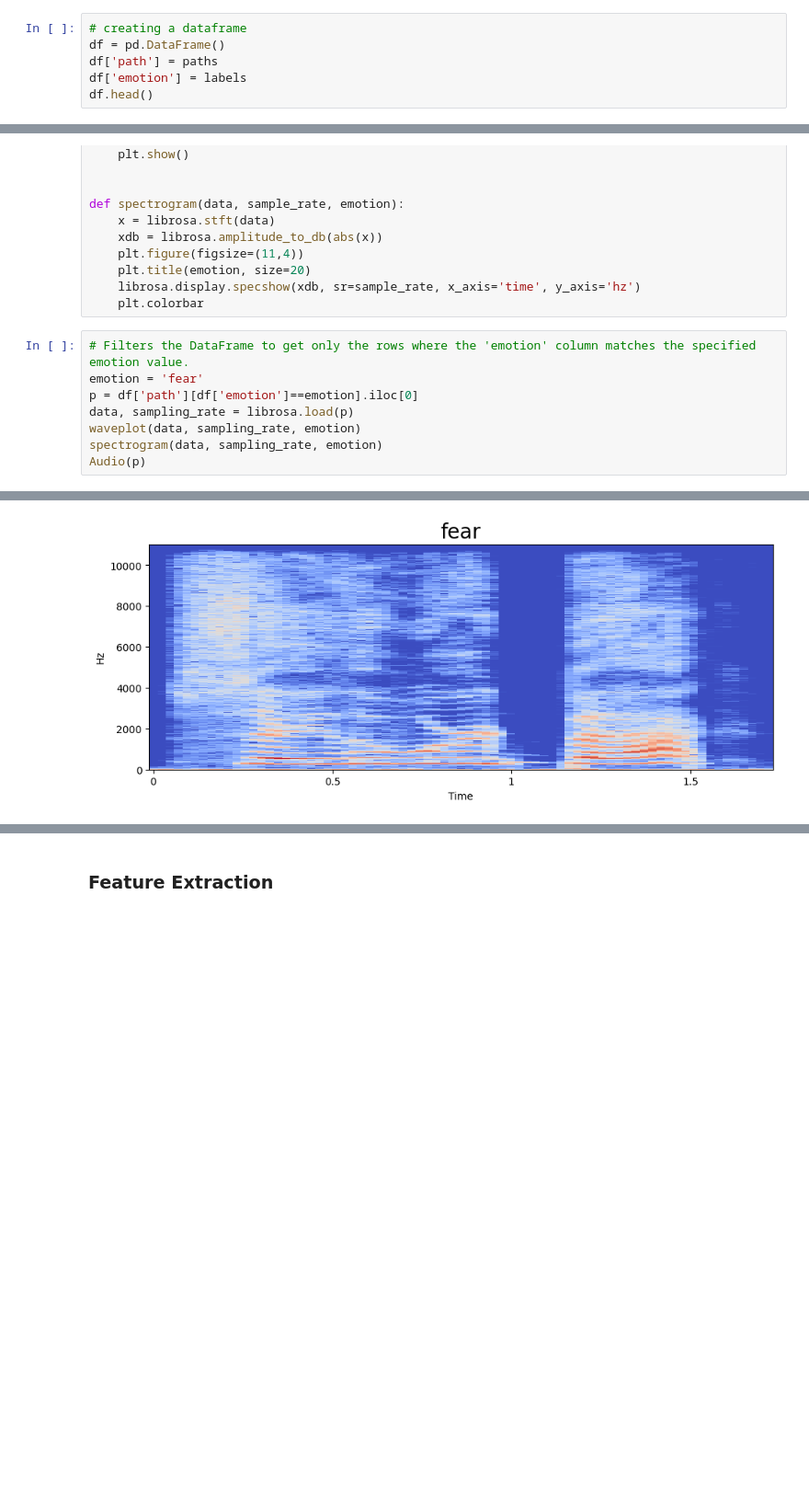
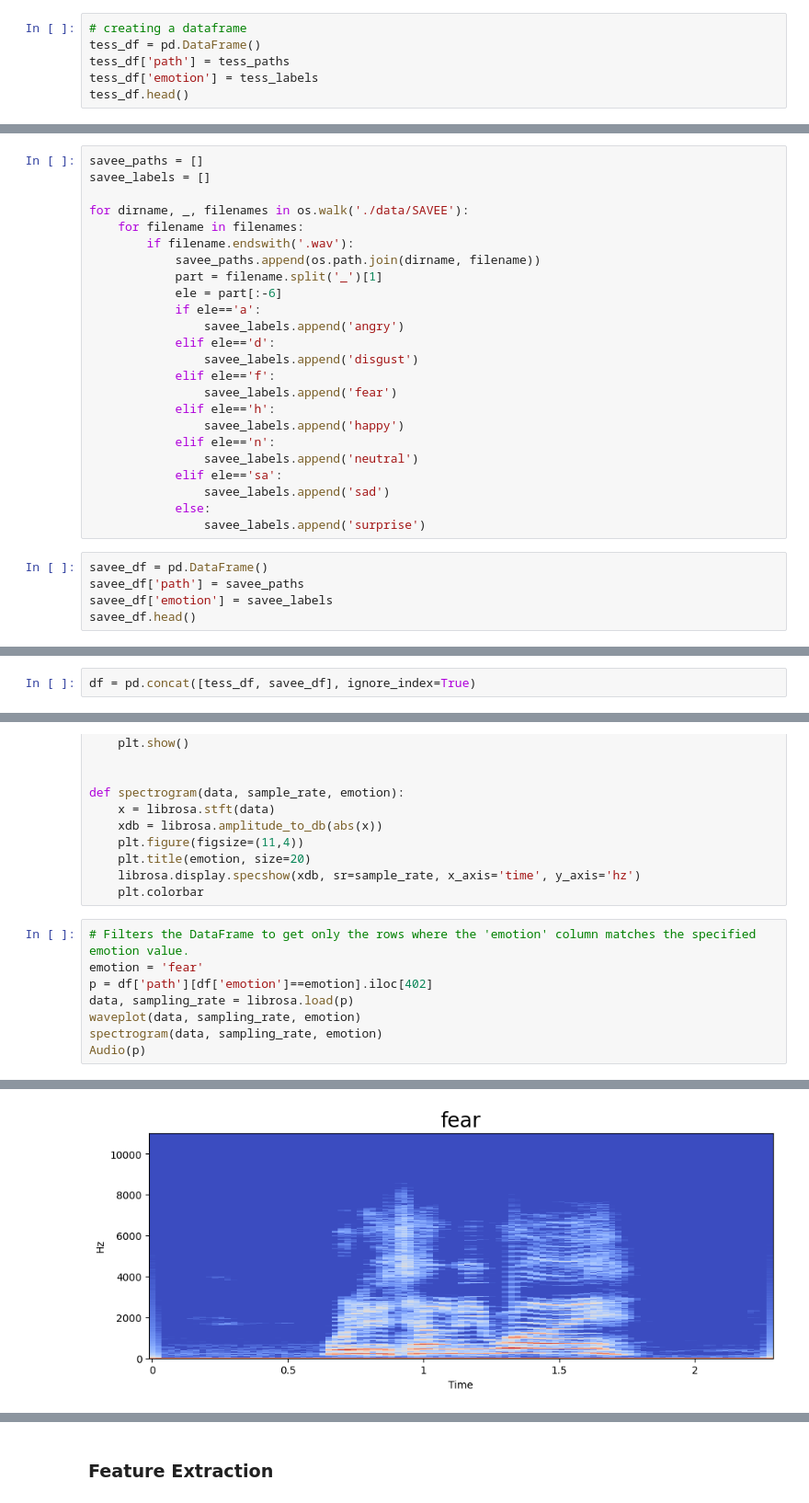
Before and after one commit to aysenur00/VoiceSentimentAnalysis, a Jupyter notebook: VoiceSentimentAnalysis.ipynb, the cells around one changed output, grey strips where cells are left out. Shown at 92% size. Cells and saved outputs as stored; diff of their text form; blank space fills up the shorter version.

Commit message:
add savee

```diff
--- a/VoiceSentimentAnalysis.ipynb
+++ b/VoiceSentimentAnalysis.ipynb
@@ -29,8 +29,8 @@ for dirname, _, filenames in os.walk('./data'):
 # %%
 # creating a dataframe
-df = pd.DataFrame()
-df['path'] = paths
-df['emotion'] = labels
-df.head()
+tess_df = pd.DataFrame()
+tess_df['path'] = tess_paths
+tess_df['emotion'] = tess_labels
+tess_df.head()
 # %% [output]
 |  | path | emotion |
@@ -53,0 +56,29 @@ Name: count, dtype: int64
+# %%
+savee_paths = []
+savee_labels = []
+
+for dirname, _, filenames in os.walk('./data/SAVEE'):
+    for filename in filenames:
+        if filename.endswith('.wav'):
+            savee_paths.append(os.path.join(dirname, filename))
+            part = filename.split('_')[1]
+            ele = part[:-6]
+            if ele=='a':
+                savee_labels.append('angry')
+            elif ele=='d':
+                savee_labels.append('disgust')
+            elif ele=='f':
+                savee_labels.append('fear')
+            elif ele=='h':
+                savee_labels.append('happy')
+            elif ele=='n':
+                savee_labels.append('neutral')
+            elif ele=='sa':
+                savee_labels.append('sad')
+            else:
+                savee_labels.append('surprise')
+# %%
+savee_df = pd.DataFrame()
+savee_df['path'] = savee_paths
+savee_df['emotion'] = savee_labels
+savee_df.head()
@@ -53,0 +104,2 @@ Name: count, dtype: int64
+# %%
+df = pd.concat([tess_df, savee_df], ignore_index=True)
@@ -76,7 +147,7 @@ def spectrogram(data, sample_rate, emotion):
 # %%
 # Filters the DataFrame to get only the rows where the 'emotion' column matches the specified emotion value.
 emotion = 'fear'
-p = df['path'][df['emotion']==emotion].iloc[0]
+p = df['path'][df['emotion']==emotion].iloc[402]
 data, sampling_rate = librosa.load(p)
 waveplot(data, sampling_rate, emotion)
 spectrogram(data, sampling_rate, emotion)
@@ -86,5 +157,5 @@ Audio(p)
 [interactive output not drawn]
-[figure, old version]
+[figure, new version]
 # %%
 # Filters the DataFrame to get only the rows where the 'emotion' column matches the specified emotion value.
 emotion = 'angry'
```
Also changed, not shown: parts of 21 cells of this notebook.
